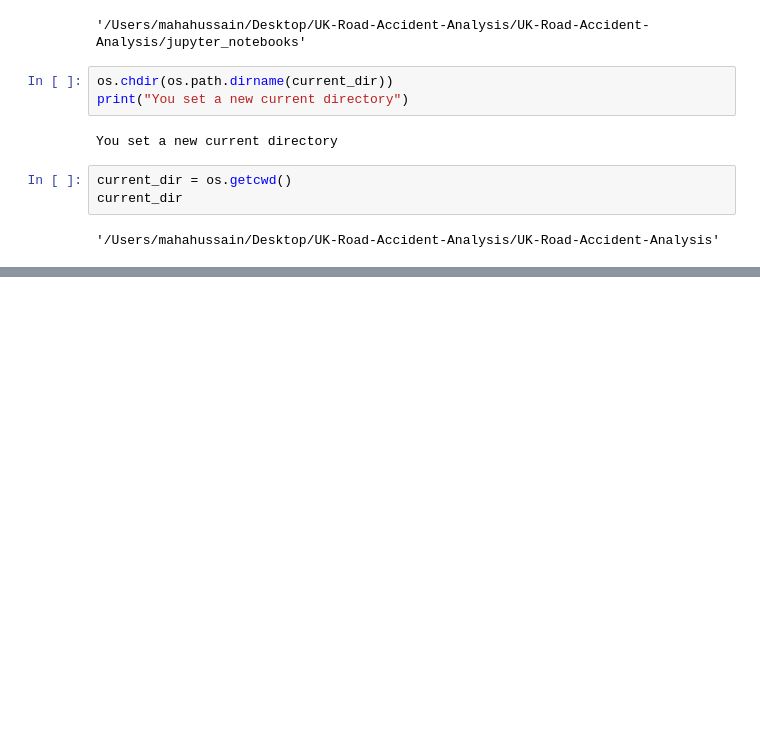
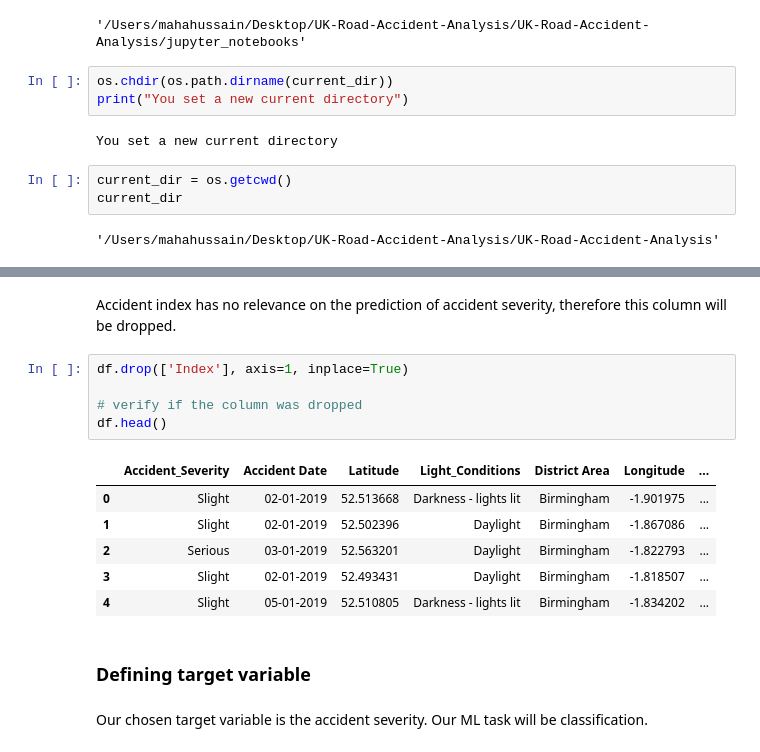
Before and after one commit to MahaSci/UK-Road-Accident-Analysis, a Jupyter notebook: jupyter_notebooks/09_Machine_Learning.ipynb, the cells around one changed output, grey strips where cells are left out. Saved outputs shown, nothing was run; the diff lists cells and outputs as text; blank space fills up the shorter version.

```diff
--- a/jupyter_notebooks/09_Machine_Learning.ipynb
+++ b/jupyter_notebooks/09_Machine_Learning.ipynb
@@ -27,0 +101,18 @@ import plotly.express as px
+# %% [markdown]
+Accident index has no relevance on the prediction of accident severity, therefore this column will be dropped.
+# %%
+df.drop(['Index'], axis=1, inplace=True)
+
+# verify if the column was dropped
+df.head()
+# %% [output]
+|  | Accident_Severity | Accident Date | Latitude | Light_Conditions | District Area | Longitude | ... |
+| 0 | Slight | 02-01-2019 | 52.513668 | Darkness - lights lit | Birmingham | -1.901975 | ... |
+| 1 | Slight | 02-01-2019 | 52.502396 | Daylight | Birmingham | -1.867086 | ... |
+| 2 | Serious | 03-01-2019 | 52.563201 | Daylight | Birmingham | -1.822793 | ... |
+| 3 | Slight | 02-01-2019 | 52.493431 | Daylight | Birmingham | -1.818507 | ... |
+| 4 | Slight | 05-01-2019 | 52.510805 | Darkness - lights lit | Birmingham | -1.834202 | ... |
+# %% [markdown]
+### Defining target variable
+# %% [markdown]
+Our chosen target variable is the accident severity. Our ML task will be classification.
```
Also changed, not shown: parts of 30 cells of this notebook.
